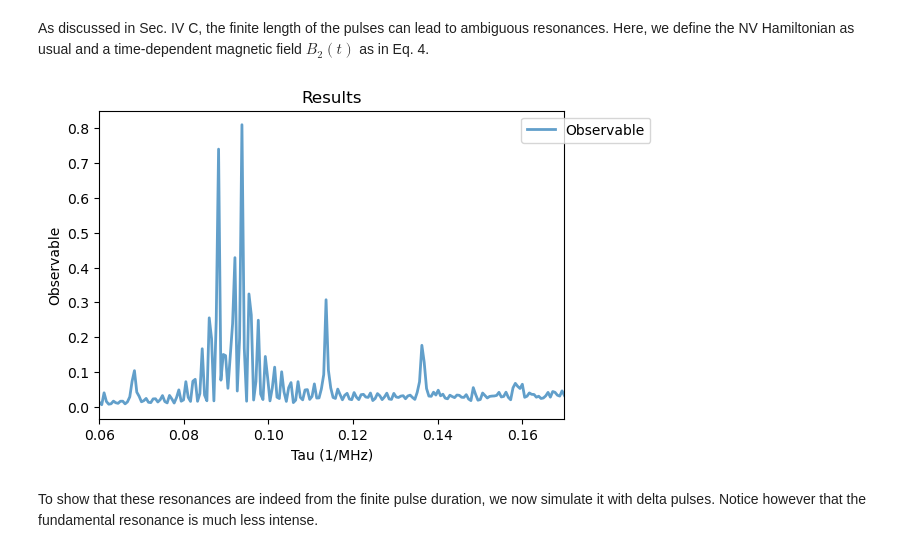
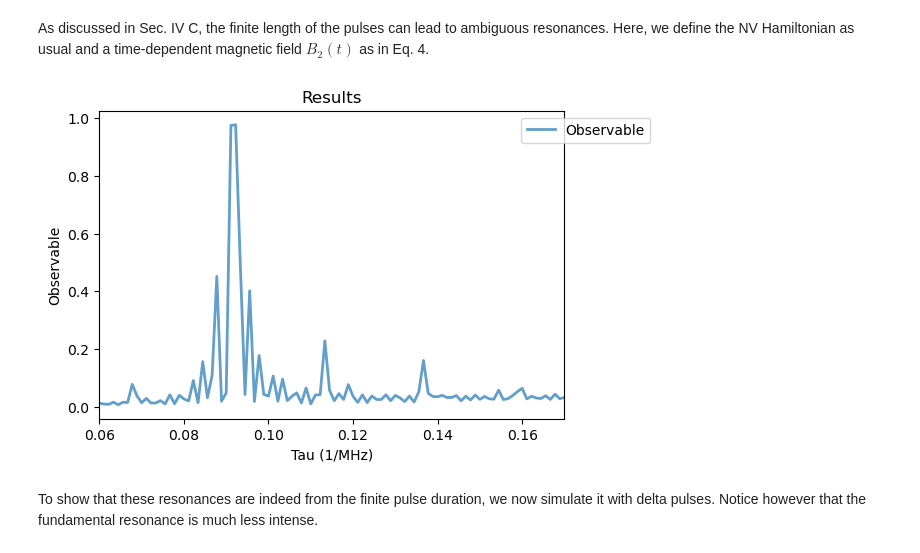
Before and after one commit to QISS-HZB/QuaCCAToo, a Jupyter notebook: docs/tutorials/05_NV_ambiguous_resonances.ipynb, the cells around one changed output. Saved outputs shown, nothing was run; the diff lists cells and outputs as text; code cells hidden in the pictures.

```diff
--- a/docs/tutorials/05_NV_ambiguous_resonances.ipynb
+++ b/docs/tutorials/05_NV_ambiguous_resonances.ipynb
@@ -348,34 +348,34 @@ As discussed in Sec. IV C, the finite length of the pulses can lead to ambiguous
 # %%
 qsys_8 = NV(
     N=15,
     B0 = 40,
     units_B0='mT'
 )
 
 w1 = 20
 f2 = 5.5
 B2z = 0.3
 
 def B2(t, B2z=B2z, f2=f2):
     return B2z*np.sin(f2*t)
 
 H2 = [tensor(jmat(1,'z'), qeye(2)), B2]
 
 XY8_12_H2  = XY8(
-    free_duration = np.linspace(.06, 0.17, 200),
+    free_duration = np.linspace(.06, 0.17, 100),
     system = qsys_8,
     M=12,
     pi_pulse_duration = 1/2/w1,
     h1 = w1*qsys_8.MW_h1,
     pulse_params = {'f_pulse': qsys_8.MW_freqs[0]},
     H2 = H2
 )
 
 # the number of CPUs for the parallel computation can be specified with the num_cpus keyword argument
 XY8_12_H2.run(map_kw = {'num_cpus': 8})
 Analysis(XY8_12_H2).plot_results()
 # %% [output]
-[figure, old version]
+[figure, new version]
 # %% [markdown]
 To show that these resonances are indeed from the finite pulse duration, we now simulate it with delta pulses. Notice however that the fundamental resonance is much less intense.
 # %%
```
Also changed, not shown: parts of 1 cell of this notebook, 1 other file.
